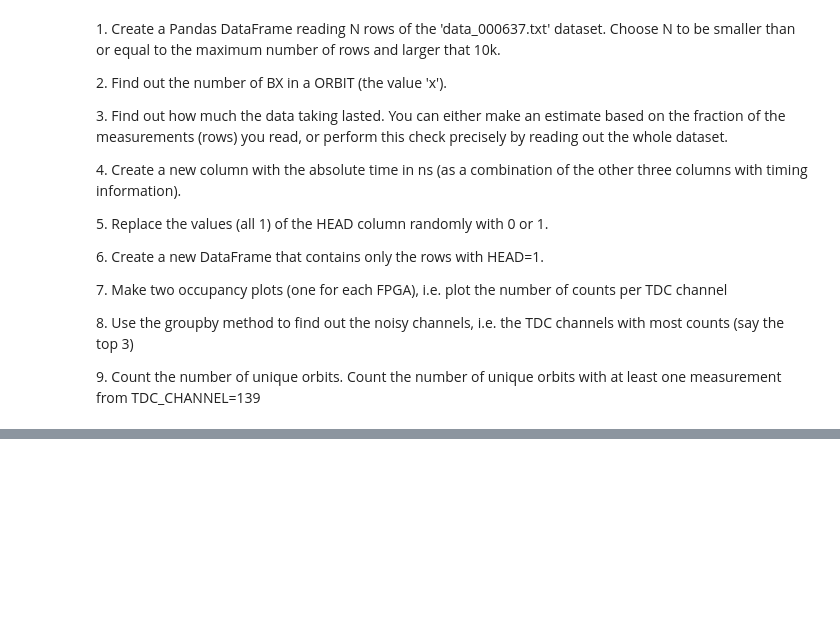
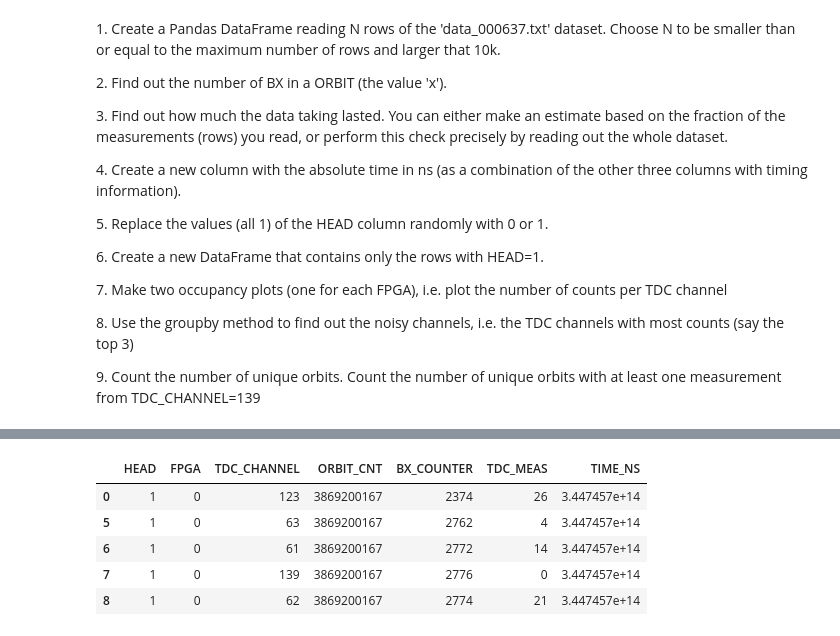
Before and after one commit to EliaLibera/LaboratoryOfComputationalPhysics_Y9, a Jupyter notebook: sett 6/06ex_Pandas.ipynb, the cells around one changed output, grey strips where cells are left out. Cells and saved outputs as stored; diff of their text form; code cells hidden in the pictures; blank space fills up the shorter version.

```diff
--- a/sett 6/06ex_Pandas.ipynb
+++ b/sett 6/06ex_Pandas.ipynb
@@ -25,0 +149,13 @@ This exercise consists in analyzing a dataset containg timing information from a
+# %%
+#6
+
+df_head1 = df[df["HEAD"] == 1]  #il nuovo df ha come struttura df, ma inserisco il vincolo che la colonna HEAD abbia come valore 1
+
+df_head1.head()
+# %% [output]
+|  | HEAD | FPGA | TDC_CHANNEL | ORBIT_CNT | BX_COUNTER | TDC_MEAS | TIME_NS |
+| 0 | 1 | 0 | 123 | 3869200167 | 2374 | 26 | 3.447457e+14 |
+| 5 | 1 | 0 | 63 | 3869200167 | 2762 | 4 | 3.447457e+14 |
+| 6 | 1 | 0 | 61 | 3869200167 | 2772 | 14 | 3.447457e+14 |
+| 7 | 1 | 0 | 139 | 3869200167 | 2776 | 0 | 3.447457e+14 |
+| 8 | 1 | 0 | 62 | 3869200167 | 2774 | 21 | 3.447457e+14 |
```
Also changed, not shown: parts of 10 cells of this notebook, 2 other files.
